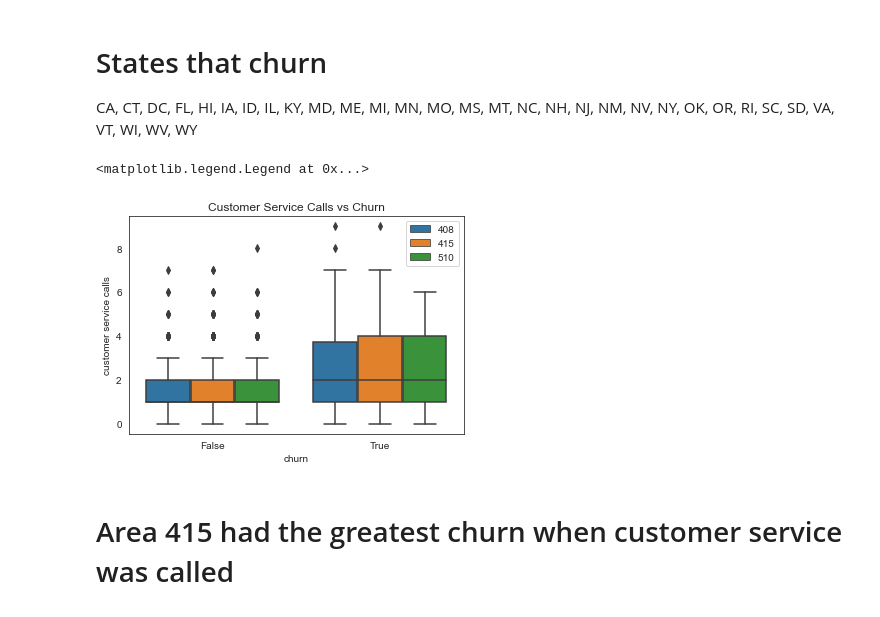
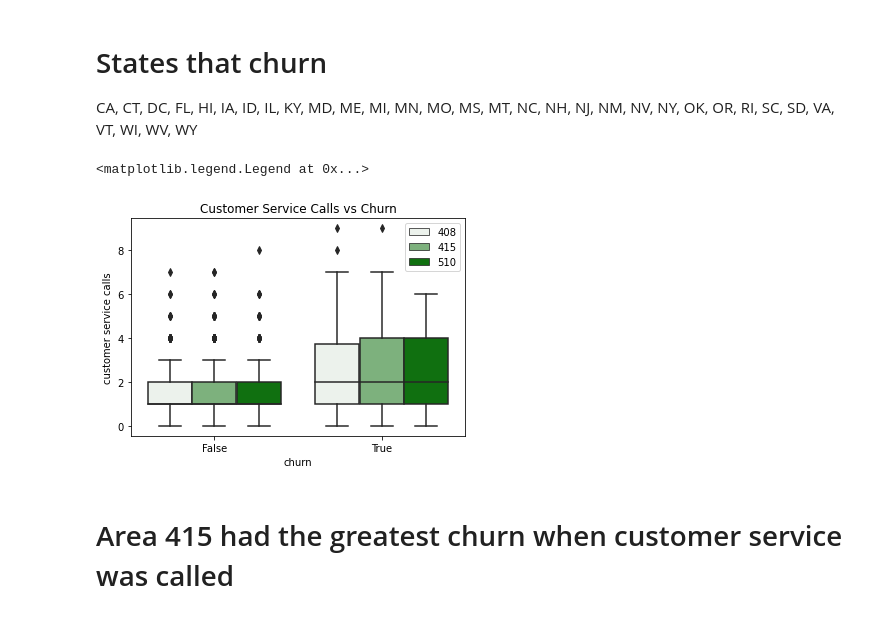
Before and after one commit to Mahmoudh22/Project_3, a Jupyter notebook: Question 1.ipynb, the cells around one changed output. Cells and saved outputs as stored; diff of their text form; code cells hidden in the pictures.

```diff
--- a/Question 1.ipynb
+++ b/Question 1.ipynb
@@ -138,12 +221,12 @@ churn_by_state
 # States that churn
 CA, CT, DC, FL, HI, IA, ID, IL, KY, MD, ME, MI, MN, MO, MS, MT, NC, NH, NJ, NM, NV, NY, OK, OR, RI, SC, SD, VA, VT, WI, WV, WY
 # %%
-sns.boxplot(data = train_df,x = 'churn',y = 'customer service calls',
+sns.boxplot(data = train_df,x = 'churn',y = 'customer service calls',color = 'green',
             hue='area code').set(title='Customer Service Calls vs Churn')
 plt.legend(loc='upper right')
 # %% [output]
 <matplotlib.legend.Legend at 0x...>
-[figure, old version]
+[figure, new version]
 # %% [markdown]
 # Area 415  had the greatest churn when customer service was called
 # %%
```
Also changed, not shown: parts of 16 cells of this notebook, 6 other files.
